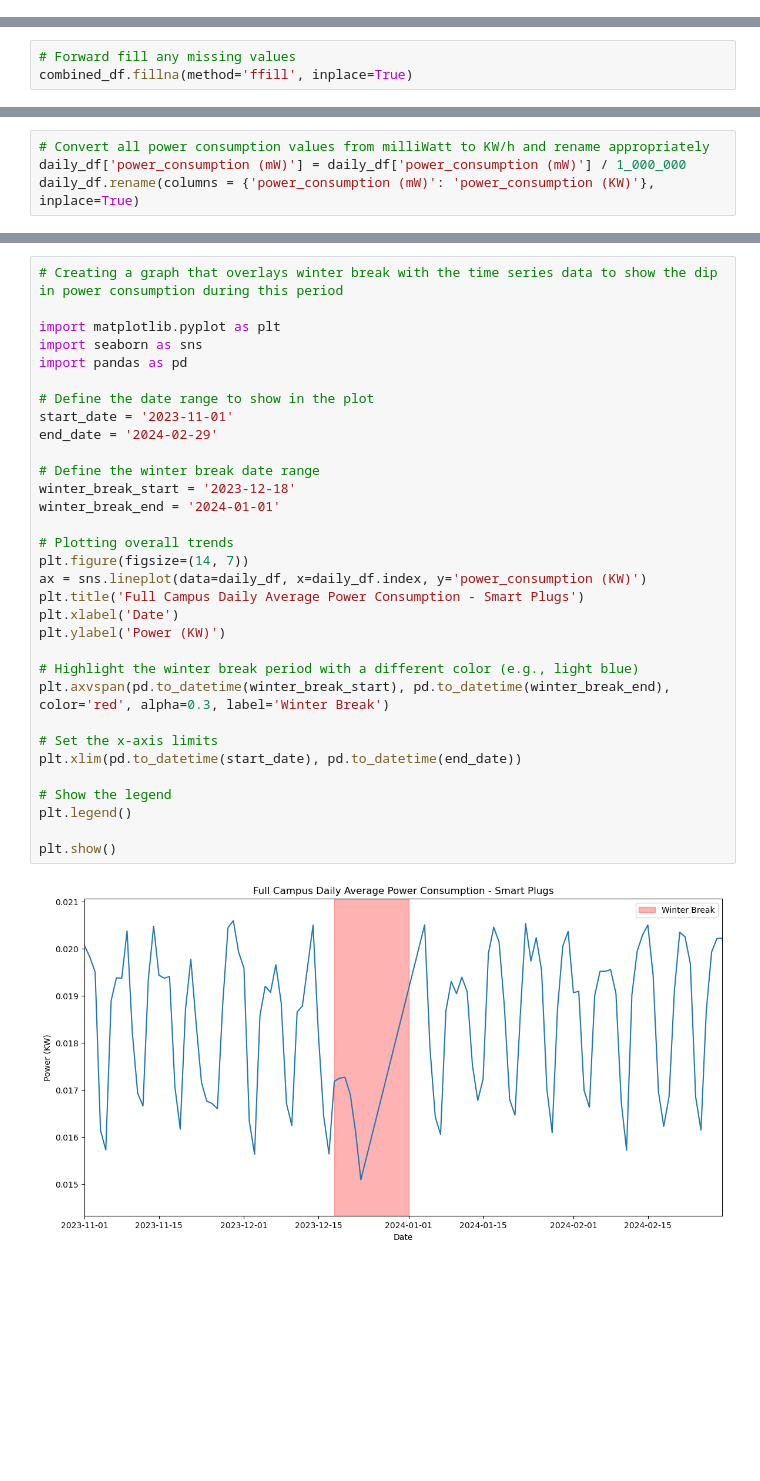
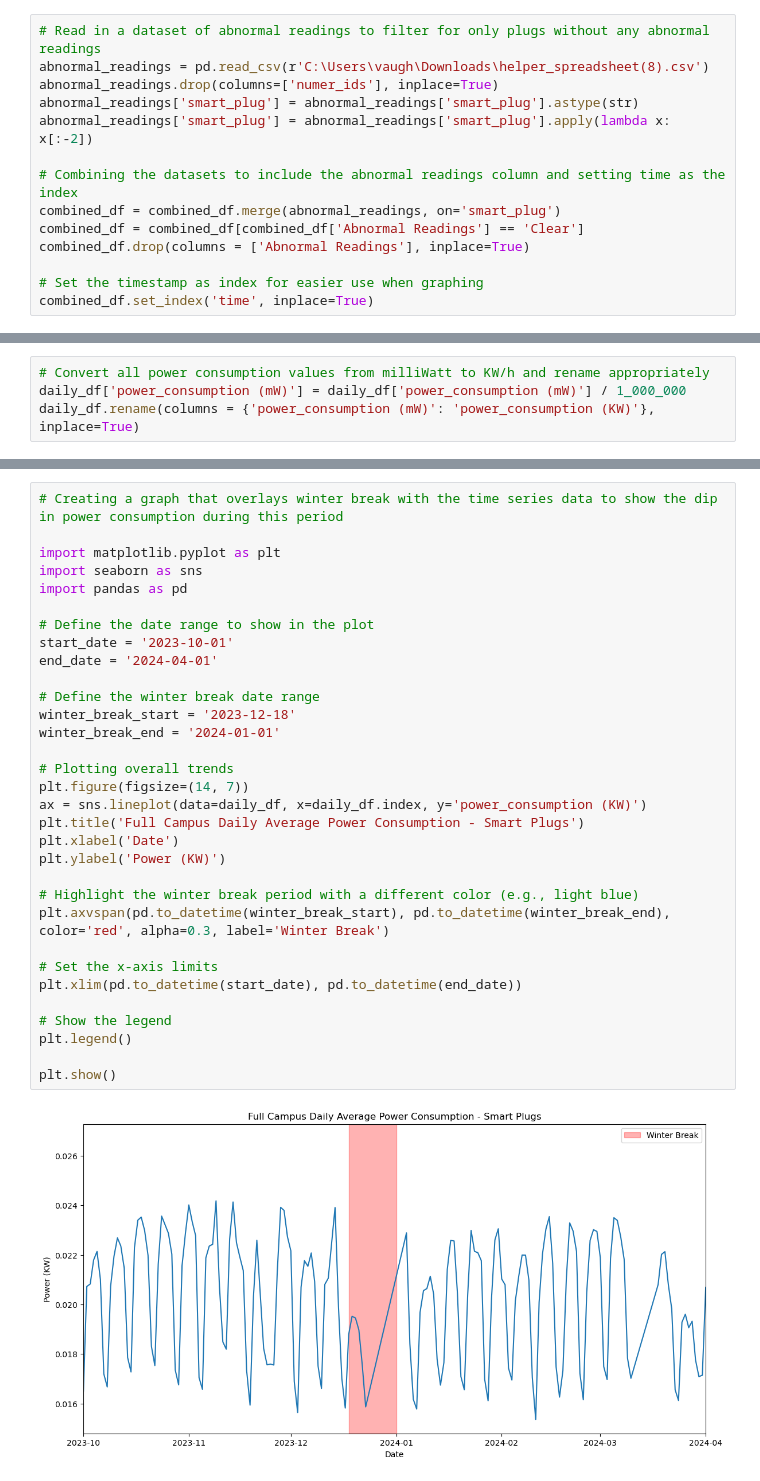
Before and after one commit to matthew-vaught/smart-plug-research, a Jupyter notebook: Data Visualization Notebooks/DataVisualizations - Winter Break - All Plugs.ipynb, the cells around one changed output, grey strips where cells are left out. Drawn from its saved outputs; the diff is of its cells as text; blank space fills up the shorter version.

Commit message:
Updating all of the files and analysis to only include non-abnormal plugs

```diff
--- a/Data Visualization Notebooks/DataVisualizations - Winter Break - All Plugs.ipynb
+++ b/Data Visualization Notebooks/DataVisualizations - Winter Break - All Plugs.ipynb
@@ -34,3 +33,17 @@ combined_df.set_index('time', inplace=True)
+# %%
+# Read in a dataset of abnormal readings to filter for only plugs without any abnormal readings
+abnormal_readings = pd.read_csv(r'C:\Users\vaugh\Downloads\helper_spreadsheet(8).csv')
+abnormal_readings.drop(columns=['numer_ids'], inplace=True)
+abnormal_readings['smart_plug'] = abnormal_readings['smart_plug'].astype(str)
+abnormal_readings['smart_plug'] = abnormal_readings['smart_plug'].apply(lambda x: x[:-2])
+
+# Combining the datasets to include the abnormal readings column and setting time as the index
+combined_df = combined_df.merge(abnormal_readings, on='smart_plug')
+combined_df = combined_df[combined_df['Abnormal Readings'] == 'Clear']
+combined_df.drop(columns = ['Abnormal Readings'], inplace=True)
+
+# Set the timestamp as index for easier use when graphing
+combined_df.set_index('time', inplace=True)
 # %%
 combined_df
 # %% [output]
@@ -51,6 +64,3 @@ combined_df
-# %%
-# Forward fill any missing values
-combined_df.fillna(method='ffill', inplace=True)
 # %%
 # Resample to daily intervals for easier graphing abilities
 daily_df = combined_df.resample('D').mean(numeric_only=True)
@@ -79,33 +89,33 @@ daily_df
 # Creating a graph that overlays winter break with the time series data to show the dip in power consumption during this period
 
 import matplotlib.pyplot as plt
 import seaborn as sns
 import pandas as pd
 
 # Define the date range to show in the plot
-start_date = '2023-11-01'
-end_date = '2024-02-29'
+start_date = '2023-10-01'
+end_date = '2024-04-01'
 
 # Define the winter break date range
 winter_break_start = '2023-12-18'
 winter_break_end = '2024-01-01'
 
 # Plotting overall trends
 plt.figure(figsize=(14, 7))
 ax = sns.lineplot(data=daily_df, x=daily_df.index, y='power_consumption (KW)')
 plt.title('Full Campus Daily Average Power Consumption - Smart Plugs')
 plt.xlabel('Date')
 plt.ylabel('Power (KW)')
 
 # Highlight the winter break period with a different color (e.g., light blue)
 plt.axvspan(pd.to_datetime(winter_break_start), pd.to_datetime(winter_break_end), color='red', alpha=0.3, label='Winter Break')
 
 # Set the x-axis limits
 plt.xlim(pd.to_datetime(start_date), pd.to_datetime(end_date))
 
 # Show the legend
 plt.legend()
 
 plt.show()
 # %% [output]
-[figure, old version]
+[figure, new version]
```
Also changed, not shown: parts of 3 cells of this notebook, 24 other files.
